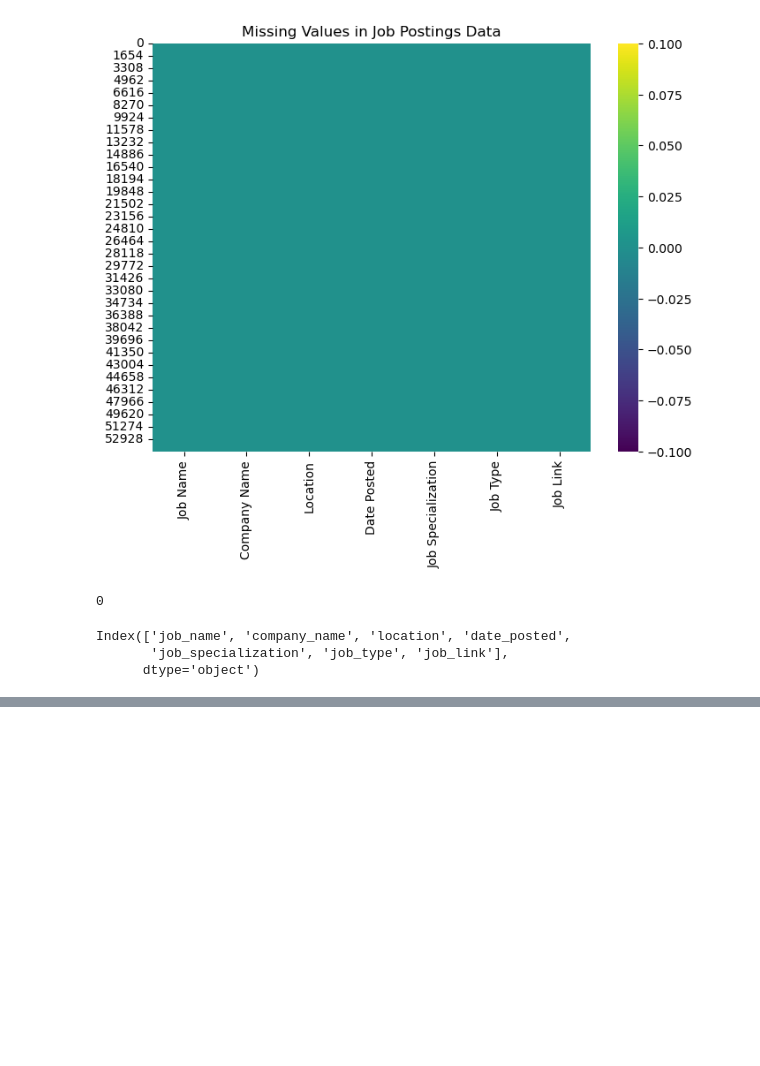
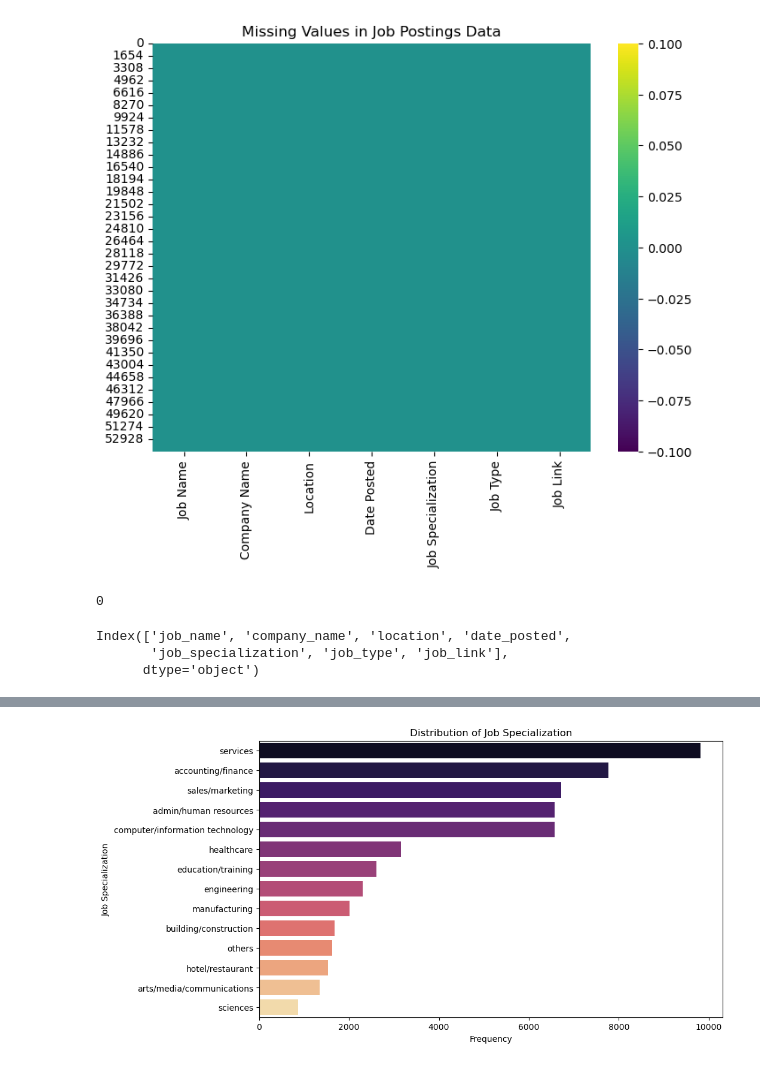
Before and after one commit to smpayawal/Exploring-Job-Market-Trends-and-Companies-in-Various-Locations, a Jupyter notebook: Job Markey Analysis.ipynb, the cells around one changed output, grey strips where cells are left out. Drawn from its saved outputs; the diff is of its cells as text; code cells hidden in the pictures; blank space fills up the shorter version.

```diff
--- a/Job Markey Analysis.ipynb
+++ b/Job Markey Analysis.ipynb
@@ -121,0 +145,10 @@ df = df.drop('job_link', axis=1)
+# %%
+job_specialization_counts = df['job_specialization'].value_counts()
+plt.figure(figsize=(10,6))
+sns.barplot(x=job_specialization_counts.values, y=job_specialization_counts.index, palette='magma')
+plt.title('Distribution of Job Specialization')
+plt.xlabel('Frequency')
+plt.ylabel('Job Specialization')
+plt.show()
+# %% [output]
+[figure, added]
```
Also changed, not shown: parts of 9 cells of this notebook.
